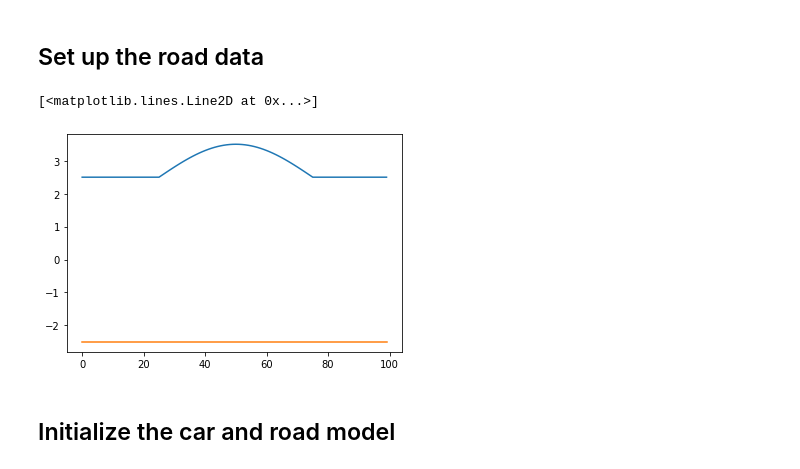
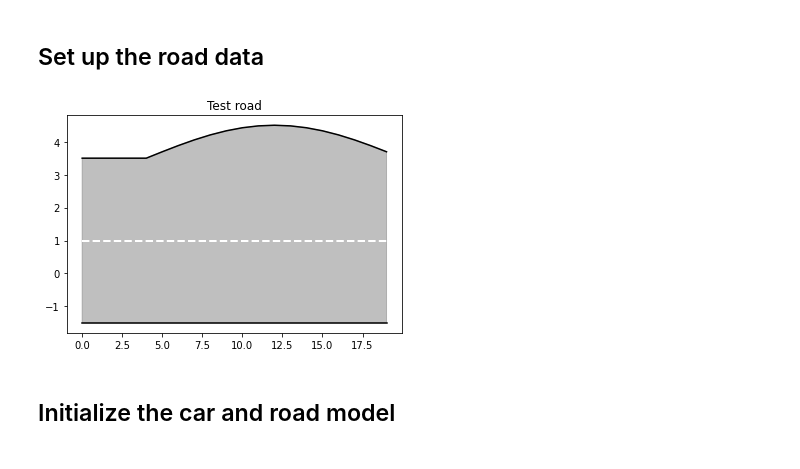
Before and after one commit to elsoroka/AutonomousCarMPC, a Jupyter notebook: code_for_paper/stop_sign_working_example.ipynb, the cells around one changed output. Drawn from its saved outputs; the diff is of its cells as text; code cells hidden in the pictures.

```diff
--- a/code_for_paper/stop_sign_working_example.ipynb
+++ b/code_for_paper/stop_sign_working_example.ipynb
@@ -51,18 +51,30 @@ from trajectory_planner import TrajectoryPlanner
 from roadrunner_2        import Roadrunner, Segment, OutOfRoadPointsException
 # %%
 # Generates a straight test_road
-test_road = np.ones((100,2))
-for i in range(100):
+test_road = np.ones((20,2))
+for i in range(20):
     test_road[i,0] = i
 
 left_width = 2.5*np.ones(np.size(test_road)//2)
 right_width = 2.5*np.ones(np.size(test_road)//2)
-right_width[25:75] += np.sin(np.arange(50)*np.pi/50) # add a "turnout" to demonstrate this feature
-plt.plot(np.arange(100), right_width)
-plt.plot(np.arange(100), -left_width)
+right_width[4:20] += np.sin(np.arange(16)*np.pi/16) # add a "turnout" to demonstrate this feature
+
+# Plot the test road
+def plot_road(ax, road, left_width, right_width):
+    plt.title("Test road")
+    ax.plot(road[:,0], road[:,1]+right_width, color="black")
+    ax.plot(road[:,0], road[:,1]-left_width, color="black")
+    ax.fill(np.concatenate([road[:,0], np.flip(road[:,0]), road[0:1,0]]),
+             np.concatenate([road[:,1]+right_width, np.flip(road[:,1]-left_width), road[0:1,1]+right_width[0:1]]),
+            color="grey", alpha=0.5)
+    ax.plot(road[:,0], road[:,1], color="white", linestyle="--", linewidth=2)
+    return ax
+
+fig, ax = plt.subplots(1,1)
+plot_road(ax, test_road, left_width, right_width)
+plt.show()
 # %% [output]
-[<matplotlib.lines.Line2D at 0x...>]
-[figure, old version]
+[figure, new version]
 # %% [markdown]
 ## Initialize the car and road model
 # %%
```
Also changed, not shown: parts of 9 cells of this notebook.
